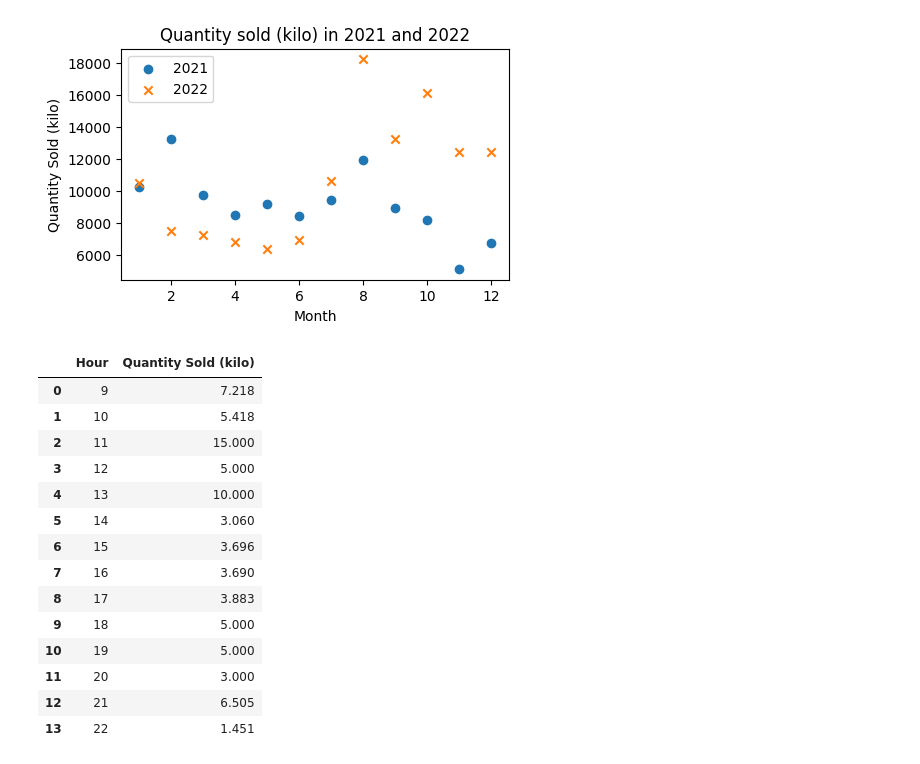
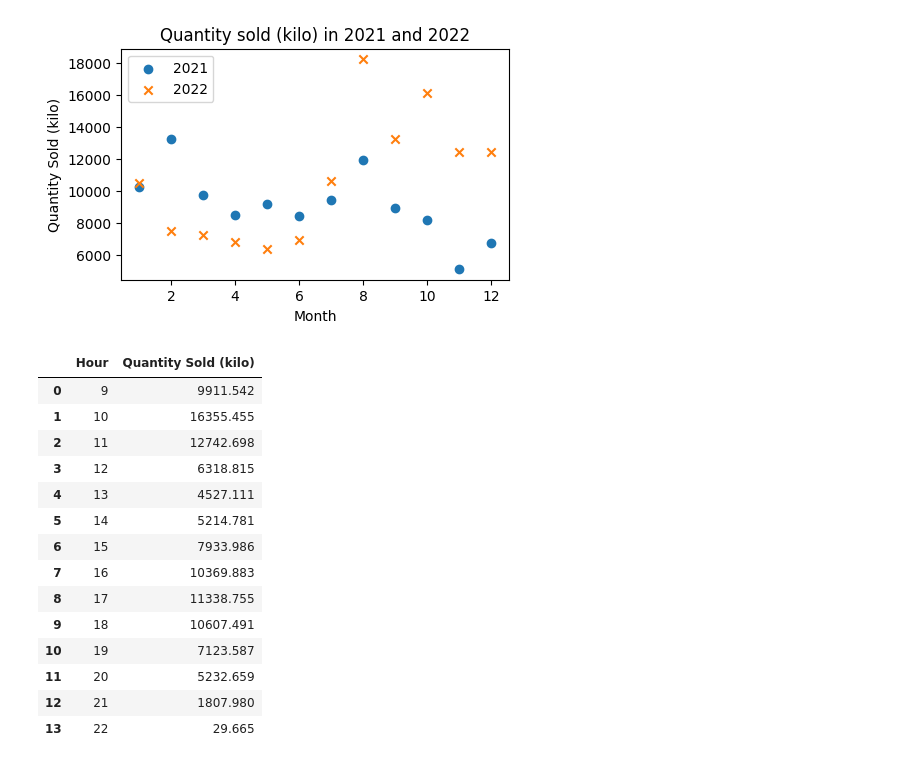
Before and after one commit to RumethSandinu/Project-connexa, a Jupyter notebook: Naveen/preprocessing.ipynb, the cells around one changed output. Saved outputs shown, nothing was run; the diff lists cells and outputs as text; code cells hidden in the pictures.

```diff
--- a/Naveen/preprocessing.ipynb
+++ b/Naveen/preprocessing.ipynb
@@ -12,6 +12,6 @@ ds.head()
 | 4 | paopaojiao | capsicum | 2021-01-01 | 09:19:14.842 | 102900005117056 | 0.606 | 18.0 | ... |
 # %%
 # Remove the unnecessary columns
-df = ds.drop(columns=['Unit Selling Price (RMB/kg)','Discount (Yes/No)'])
+df = ds.drop(columns=['Unit Selling Price (RMB/kg)','Discount (Yes/No)','Item Code'])
 df.head(10)
 # %% [output]
@@ -184,23 +225,23 @@ plt.show()
 [figure]
 # %%
 # within the one hour max value of sold quantity sold (kilo) in 2021
-highest_sales_in_day_2021 = df_2021.groupby(pd.to_datetime(df_2021['Time'], format='%H').dt.hour)['Quantity Sold (kilo)'].max().reset_index().rename(columns={"Time": "Hour"})
+highest_sales_in_day_2021 = df_2021.groupby(pd.to_datetime(df_2021['Time'], format='%H').dt.hour)['Quantity Sold (kilo)'].sum().reset_index().rename(columns={"Time": "Hour"})
 highest_sales_in_day_2021
 # %% [output]
 |  | Hour | Quantity Sold (kilo) |
-| 0 | 9 | 7.218 |
-| 1 | 10 | 5.418 |
-| 2 | 11 | 15.000 |
-| 3 | 12 | 5.000 |
-| 4 | 13 | 10.000 |
-| 5 | 14 | 3.060 |
-| 6 | 15 | 3.696 |
-| 7 | 16 | 3.690 |
-| 8 | 17 | 3.883 |
-| 9 | 18 | 5.000 |
-| 10 | 19 | 5.000 |
-| 11 | 20 | 3.000 |
-| 12 | 21 | 6.505 |
-| 13 | 22 | 1.451 |
+| 0 | 9 | 9911.542 |
+| 1 | 10 | 16355.455 |
+| 2 | 11 | 12742.698 |
+| 3 | 12 | 6318.815 |
+| 4 | 13 | 4527.111 |
+| 5 | 14 | 5214.781 |
+| 6 | 15 | 7933.986 |
+| 7 | 16 | 10369.883 |
+| 8 | 17 | 11338.755 |
+| 9 | 18 | 10607.491 |
+| 10 | 19 | 7123.587 |
+| 11 | 20 | 5232.659 |
+| 12 | 21 | 1807.980 |
+| 13 | 22 | 29.665 |
 # %%
 # within the one hour max value of sold quantity sold (kilo) in 2022
```
Also changed, not shown: parts of 15 cells of this notebook, 1 other file.
